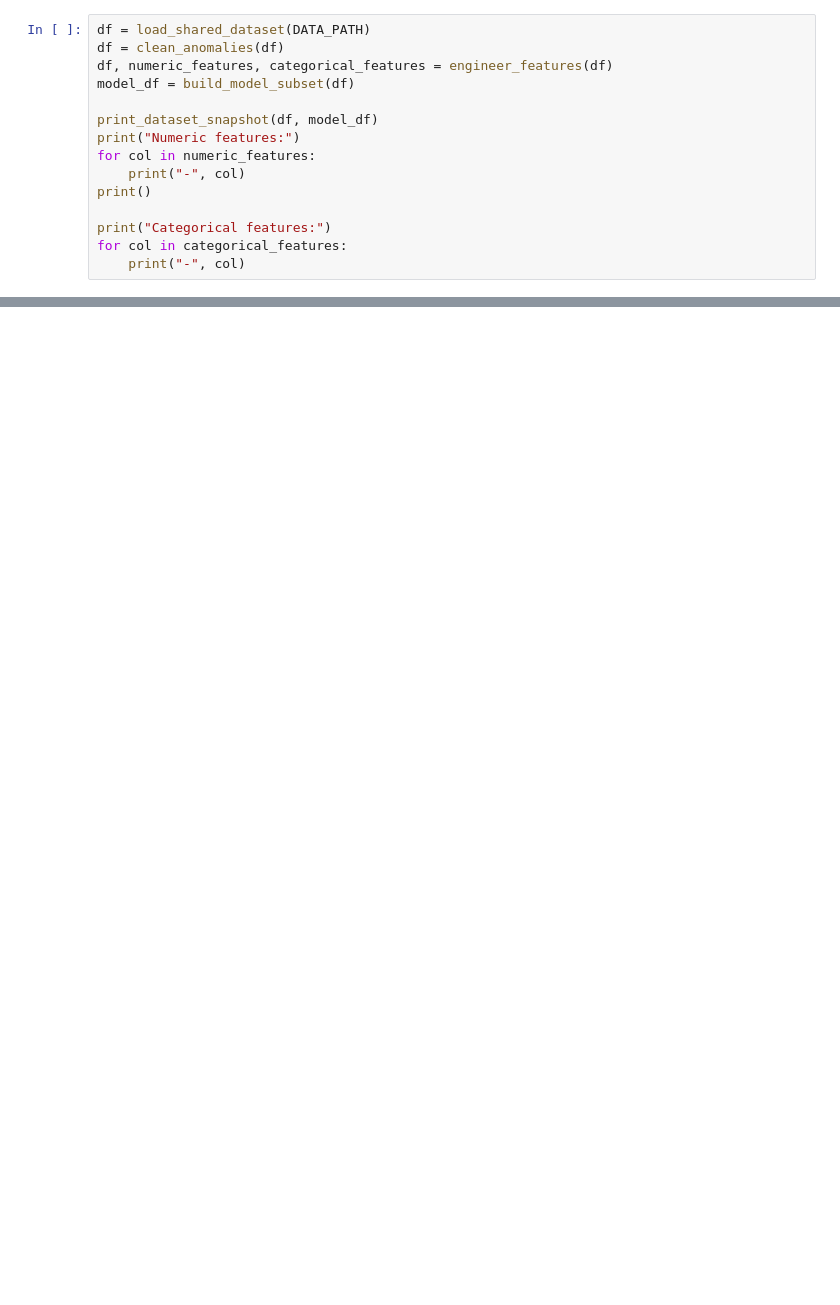
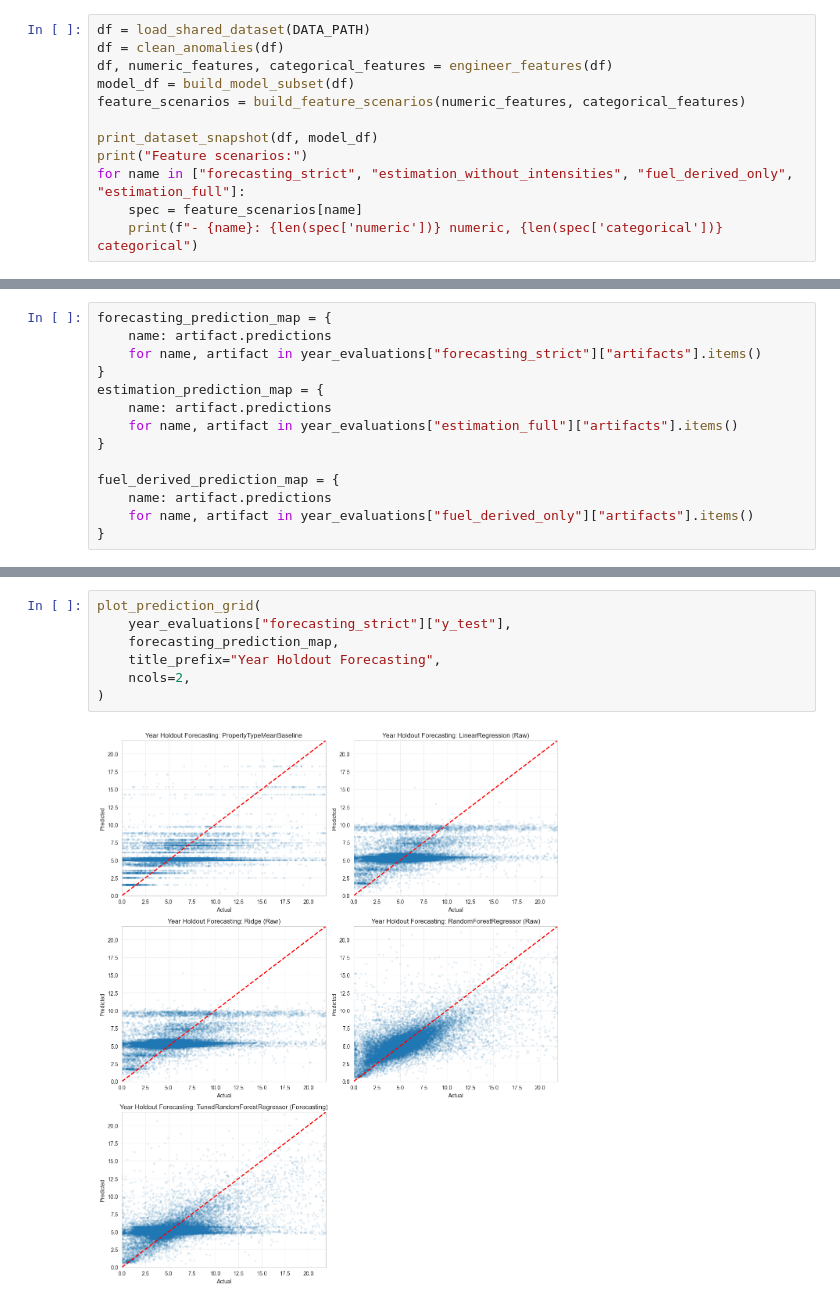
Before and after one commit to Ashley96yy/DATA245_GroupProject, a Jupyter notebook: Jim_He_EDA_Model.ipynb, the cells around one changed output, grey strips where cells are left out. Drawn from its saved outputs; the diff is of its cells as text; blank space fills up the shorter version.

```diff
--- a/Jim_He_EDA_Model.ipynb
+++ b/Jim_He_EDA_Model.ipynb
@@ -392,15 +1330,12 @@ df = load_shared_dataset(DATA_PATH)
 df = clean_anomalies(df)
 df, numeric_features, categorical_features = engineer_features(df)
 model_df = build_model_subset(df)
+feature_scenarios = build_feature_scenarios(numeric_features, categorical_features)
 
 print_dataset_snapshot(df, model_df)
-print("Numeric features:")
-for col in numeric_features:
-    print("-", col)
-print()
-
-print("Categorical features:")
-for col in categorical_features:
-    print("-", col)
+print("Feature scenarios:")
+for name in ["forecasting_strict", "estimation_without_intensities", "fuel_derived_only", "estimation_full"]:
+    spec = feature_scenarios[name]
+    print(f"- {name}: {len(spec['numeric'])} numeric, {len(spec['categorical'])} categorical")
 # %% [output]
 Initial rows: 103259
@@ -572,0 +1518,14 @@ importance_df.head(20)
+# %%
+forecasting_prediction_map = {
+    name: artifact.predictions
+    for name, artifact in year_evaluations["forecasting_strict"]["artifacts"].items()
+}
+estimation_prediction_map = {
+    name: artifact.predictions
+    for name, artifact in year_evaluations["estimation_full"]["artifacts"].items()
+}
+
+fuel_derived_prediction_map = {
+    name: artifact.predictions
+    for name, artifact in year_evaluations["fuel_derived_only"]["artifacts"].items()
+}
@@ -572,0 +1541,9 @@ importance_df.head(20)
+# %%
+plot_prediction_grid(
+    year_evaluations["forecasting_strict"]["y_test"],
+    forecasting_prediction_map,
+    title_prefix="Year Holdout Forecasting",
+    ncols=2,
+)
+# %% [output]
+[figure, added]
```
Also changed, not shown: parts of 49 cells of this notebook.
